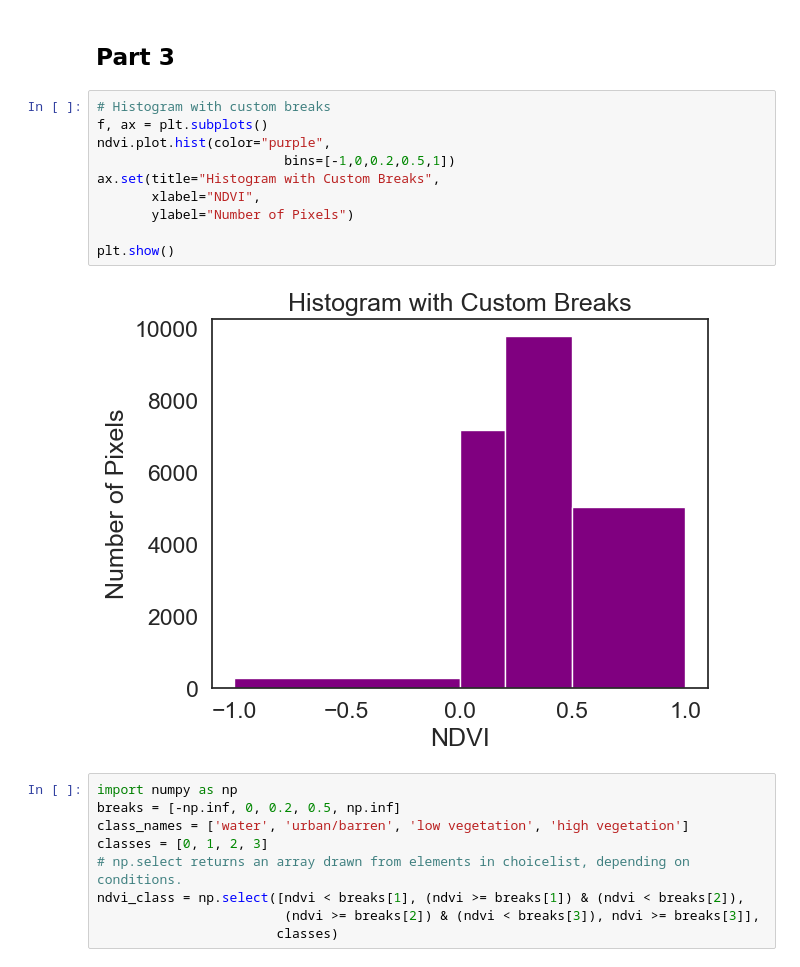
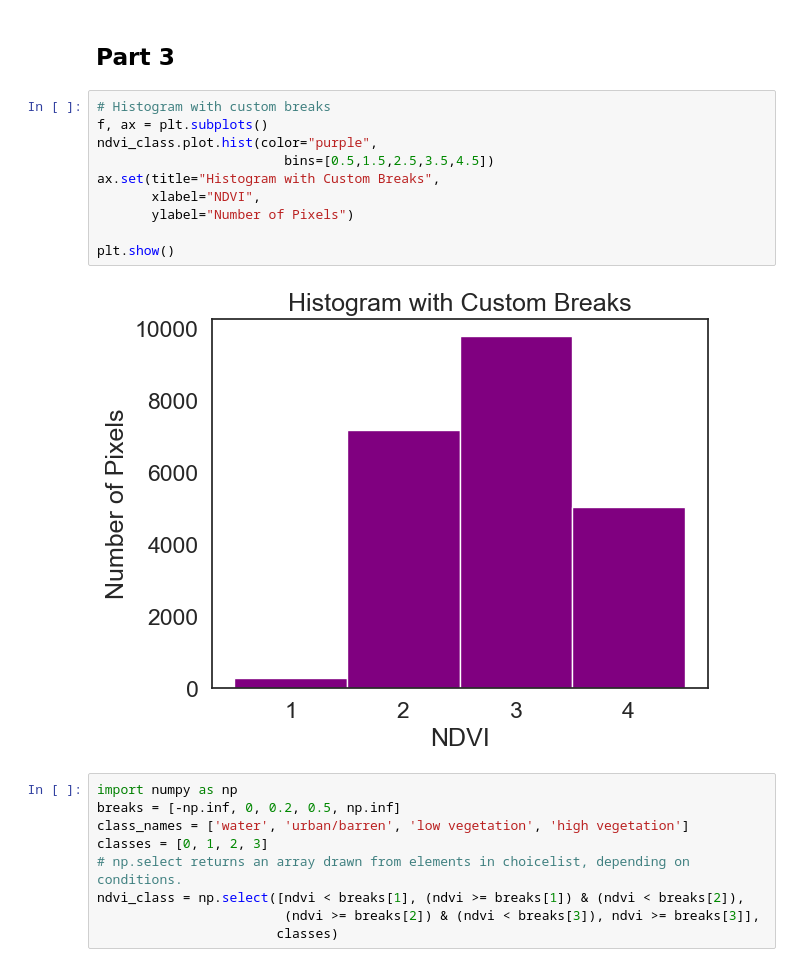
Before and after one commit to armenkonia/LMU-Geospatial-Data-Analytics-Workspace, a Jupyter notebook: Assignments/Assignment 5.ipynb, the cells around one changed output. Cells and saved outputs as stored; diff of their text form.

```diff
--- a/Assignments/Assignment 5.ipynb
+++ b/Assignments/Assignment 5.ipynb
@@ -199,15 +214,15 @@ it shows the green areas which is beige (between 0.5 and 1.5). It's only good at
 # %%
 # Histogram with custom breaks
 f, ax = plt.subplots()
-ndvi.plot.hist(color="purple",
-                        bins=[-1,0,0.2,0.5,1])
+ndvi_class.plot.hist(color="purple",
+                        bins=[0.5,1.5,2.5,3.5,4.5])
 ax.set(title="Histogram with Custom Breaks",
        xlabel="NDVI",
        ylabel="Number of Pixels")
 
 plt.show()
 # %% [output]
-[figure, old version]
+[figure, new version]
 # %%
 import numpy as np
 breaks = [-np.inf, 0, 0.2, 0.5, np.inf]
```
Also changed, not shown: parts of 2 cells of this notebook.
